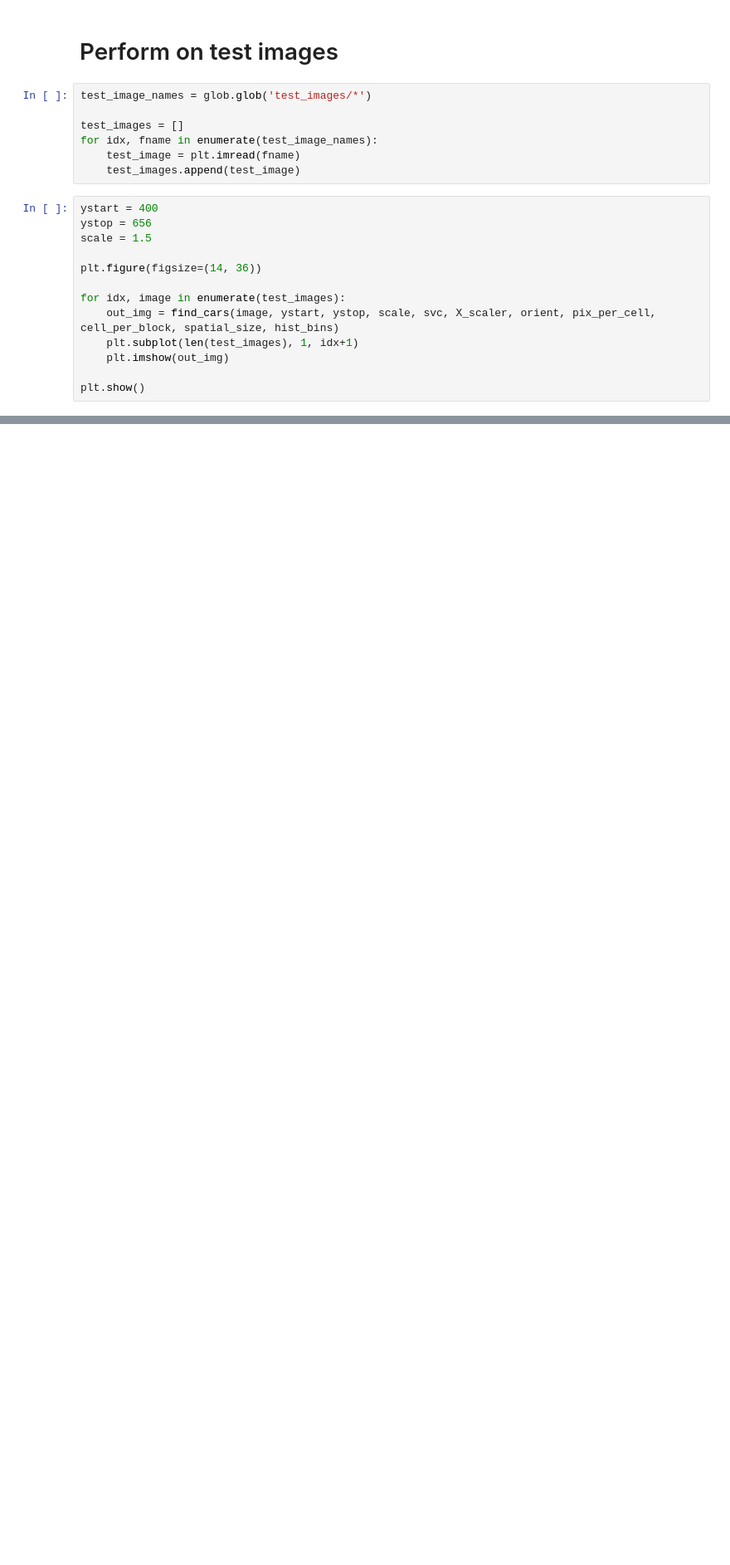
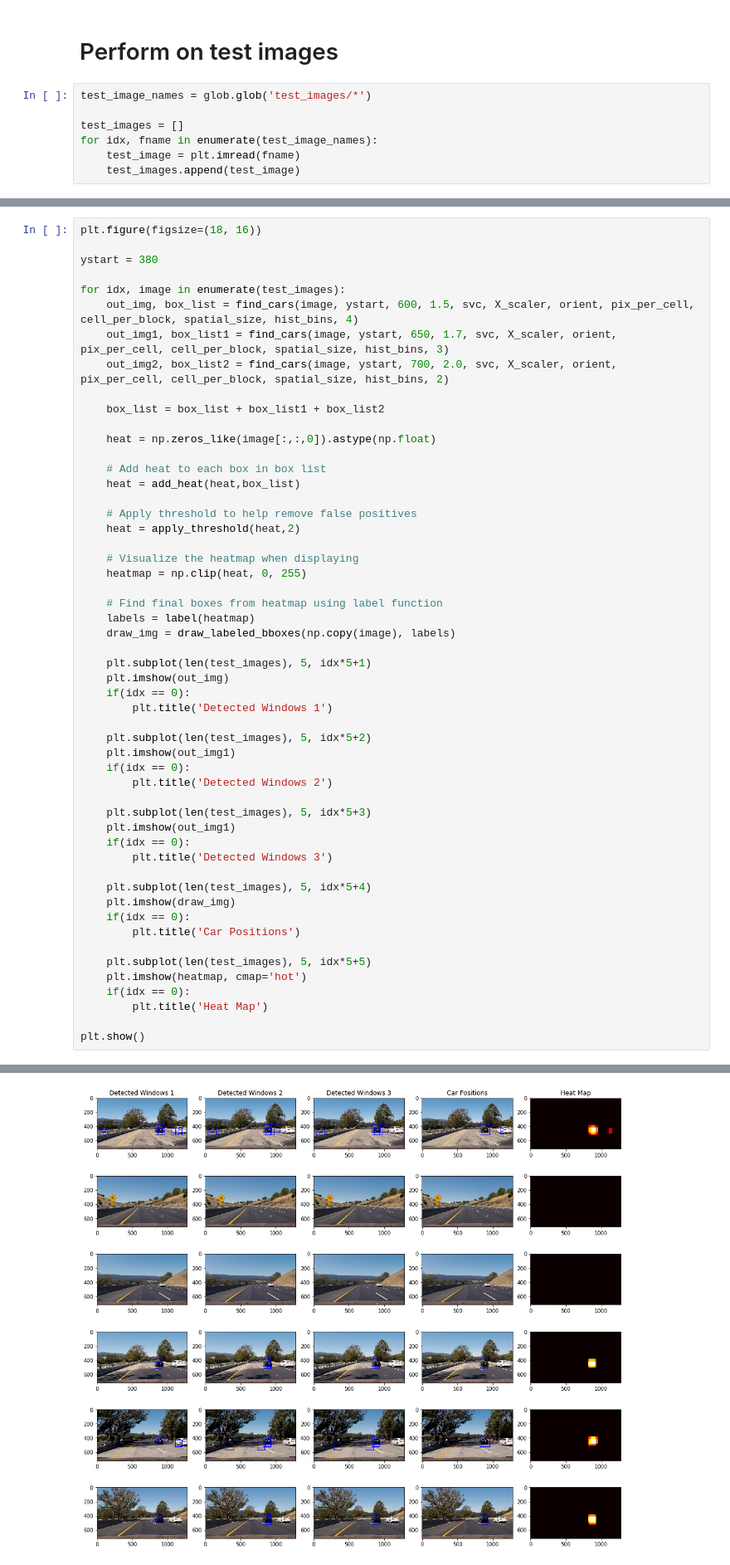
Before and after one commit to jaxanc/CarND-Vehicle-Detection, a Jupyter notebook: search_and_classify.ipynb, the cells around one changed output, grey strips where cells are left out. Shown at 83% size. Cells and saved outputs as stored; diff of their text form; blank space fills up the shorter version.

Commit message:
Implemented the sliding window and processed video

```diff
--- a/search_and_classify.ipynb
+++ b/search_and_classify.ipynb
@@ -148,16 +103,3 @@ test_images = []
 for idx, fname in enumerate(test_image_names):
     test_image = plt.imread(fname)
     test_images.append(test_image)
-# %%
-ystart = 400
-ystop = 656
-scale = 1.5
-
-plt.figure(figsize=(14, 36))
-
-for idx, image in enumerate(test_images):
-    out_img = find_cars(image, ystart, ystop, scale, svc, X_scaler, orient, pix_per_cell, cell_per_block, spatial_size, hist_bins)
-    plt.subplot(len(test_images), 1, idx+1)
-    plt.imshow(out_img)
-
-plt.show()
@@ -198,0 +106,54 @@ C:\ProgramData\Miniconda3\envs\carnd-term1\lib\site-packages\skimage\feature\_ho
+# %%
+plt.figure(figsize=(18, 16))
+
+ystart = 380
+
+for idx, image in enumerate(test_images):
+    out_img, box_list = find_cars(image, ystart, 600, 1.5, svc, X_scaler, orient, pix_per_cell, cell_per_block, spatial_size, hist_bins, 4)
+    out_img1, box_list1 = find_cars(image, ystart, 650, 1.7, svc, X_scaler, orient, pix_per_cell, cell_per_block, spatial_size, hist_bins, 3)
+    out_img2, box_list2 = find_cars(image, ystart, 700, 2.0, svc, X_scaler, orient, pix_per_cell, cell_per_block, spatial_size, hist_bins, 2)
+
+    box_list = box_list + box_list1 + box_list2
+
+    heat = np.zeros_like(image[:,:,0]).astype(np.float)
+
+    # Add heat to each box in box list
+    heat = add_heat(heat,box_list)
+
+    # Apply threshold to help remove false positives
+    heat = apply_threshold(heat,2)
+
+    # Visualize the heatmap when displaying
+    heatmap = np.clip(heat, 0, 255)
+
+    # Find final boxes from heatmap using label function
+    labels = label(heatmap)
+    draw_img = draw_labeled_bboxes(np.copy(image), labels)
+
+    plt.subplot(len(test_images), 5, idx*5+1)
+    plt.imshow(out_img)
+    if(idx == 0):
+        plt.title('Detected Windows 1')
+
+    plt.subplot(len(test_images), 5, idx*5+2)
+    plt.imshow(out_img1)
+    if(idx == 0):
+        plt.title('Detected Windows 2')
+
+    plt.subplot(len(test_images), 5, idx*5+3)
+    plt.imshow(out_img1)
+    if(idx == 0):
+        plt.title('Detected Windows 3')
+
+    plt.subplot(len(test_images), 5, idx*5+4)
+    plt.imshow(draw_img)
+    if(idx == 0):
+        plt.title('Car Positions')
+
+    plt.subplot(len(test_images), 5, idx*5+5)
+    plt.imshow(heatmap, cmap='hot')
+    if(idx == 0):
+        plt.title('Heat Map')
+
+plt.show()
+# %% [output]
@@ -198,0 +162 @@ C:\ProgramData\Miniconda3\envs\carnd-term1\lib\site-packages\skimage\feature\_ho
+[figure, added]
```
Also changed, not shown: parts of 18 cells of this notebook, 40 other files.
